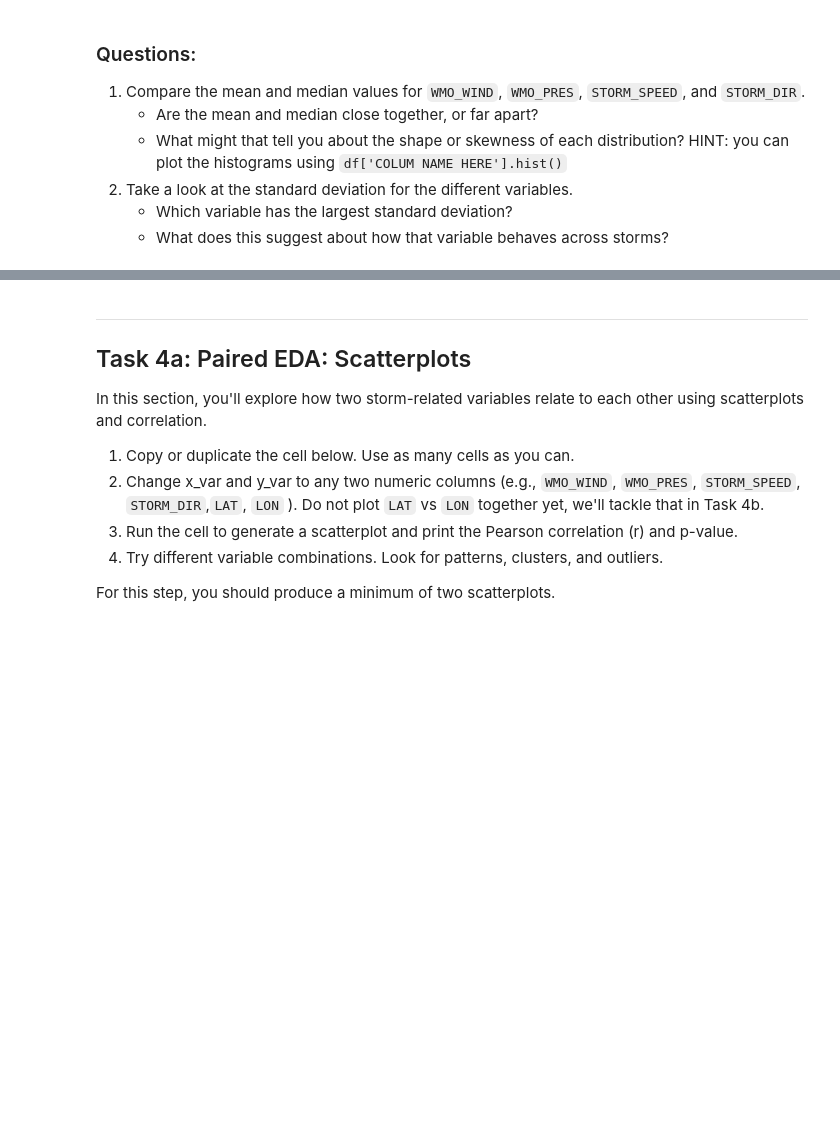
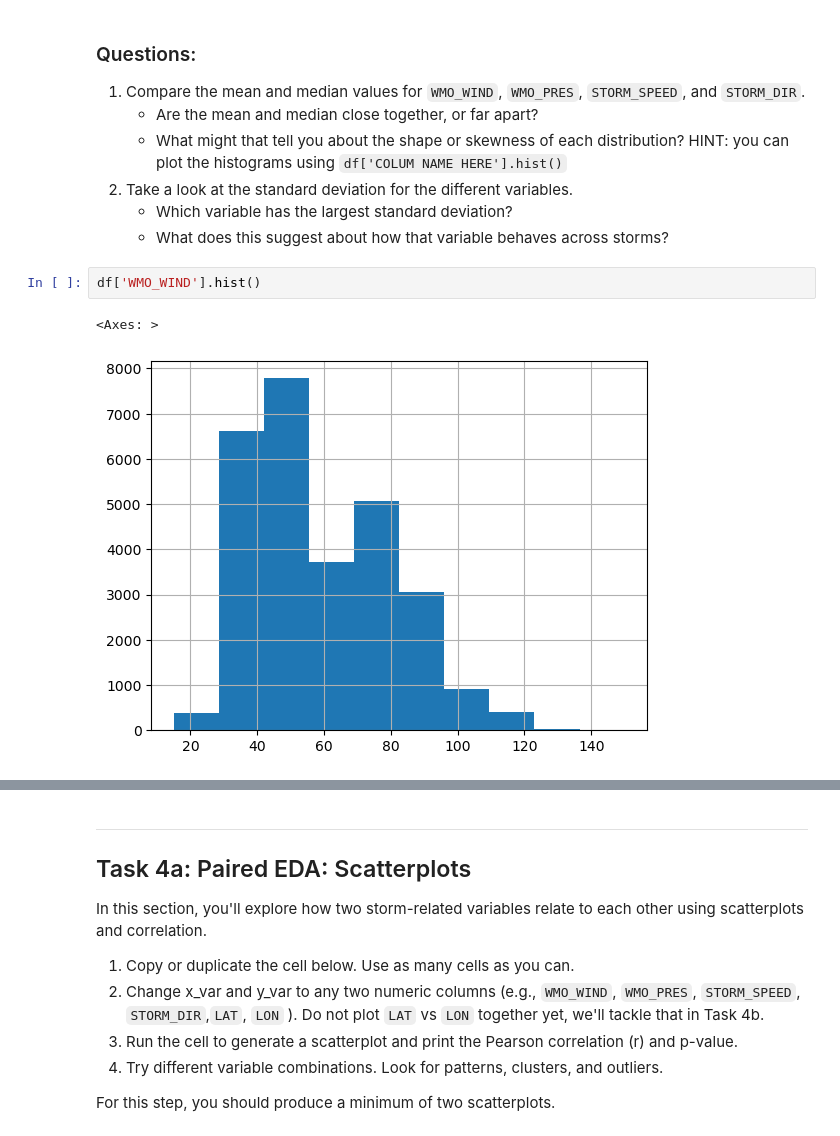
Before and after one commit to acgaribay/Meteo203-2526-Garibay, a Jupyter notebook: ex05_runs.ipynb, the cells around one changed output, grey strips where cells are left out. Saved outputs shown, nothing was run; the diff lists cells and outputs as text; blank space fills up the shorter version.

```diff
--- a/ex05_runs.ipynb
+++ b/ex05_runs.ipynb
@@ -170,3 +225,8 @@ You can also choose to print out the summary statistics using `df.describe()`. T
 2. Take a look at the standard deviation for the different variables.
     - Which variable has the largest standard deviation?
     - What does this suggest about how that variable behaves across storms?
+# %%
+df['WMO_WIND'].hist()
+# %% [output]
+<Axes: >
+[figure, added]
```
Also changed, not shown: parts of 12 cells of this notebook.
